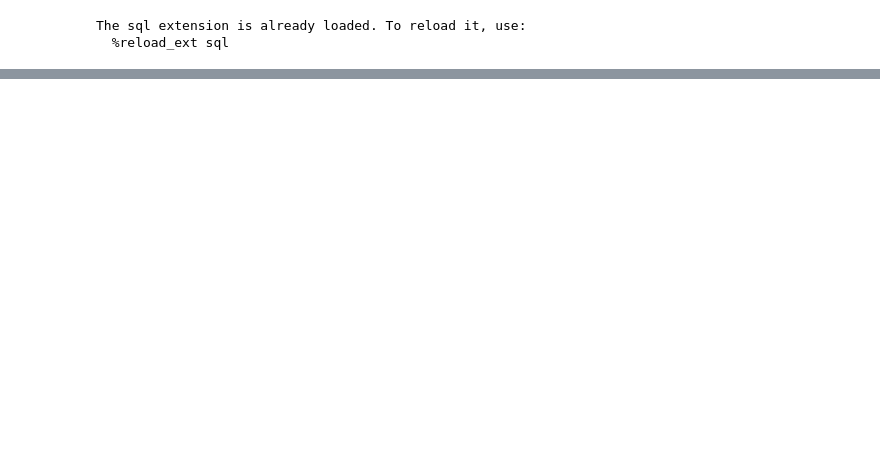
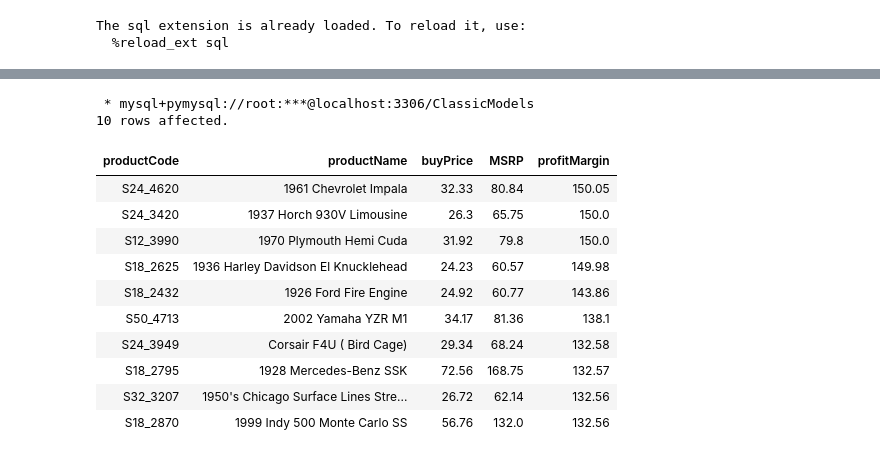
Before and after one commit to Ujstor/Data-Science-Introduction, a Jupyter notebook: 04_SQL/aggAndJoins.ipynb, the cells around one changed output, grey strips where cells are left out. Cells and saved outputs as stored; diff of their text form; code cells hidden in the pictures; blank space fills up the shorter version.

```diff
--- a/04_SQL/aggAndJoins.ipynb
+++ b/04_SQL/aggAndJoins.ipynb
@@ -37,0 +206,24 @@ conn_str = "mysql+pymysql://root:{}@localhost:3306/ClassicModels".format(passwor
+# %%
+%%sql
+SELECT productCode,
+	productName,
+    buyPrice,
+    MSRP,
+    ROUND(((MSRP - buyPrice)*100/buyPrice), 2) AS profitMargin
+    FROM products
+    ORDER BY profitMargin DESC
+    LIMIT 10;
+# %% [output]
+ * mysql+pymysql://root:***@localhost:3306/ClassicModels
+10 rows affected.
+| productCode | productName | buyPrice | MSRP | profitMargin |
+| S24_4620 | 1961 Chevrolet Impala | 32.33 | 80.84 | 150.05 |
+| S24_3420 | 1937 Horch 930V Limousine | 26.3 | 65.75 | 150.0 |
+| S12_3990 | 1970 Plymouth Hemi Cuda | 31.92 | 79.8 | 150.0 |
+| S18_2625 | 1936 Harley Davidson El Knucklehead | 24.23 | 60.57 | 149.98 |
+| S18_2432 | 1926 Ford Fire Engine | 24.92 | 60.77 | 143.86 |
+| S50_4713 | 2002 Yamaha YZR M1 | 34.17 | 81.36 | 138.1 |
+| S24_3949 | Corsair F4U ( Bird Cage) | 29.34 | 68.24 | 132.58 |
+| S18_2795 | 1928 Mercedes-Benz SSK | 72.56 | 168.75 | 132.57 |
+| S32_3207 | 1950's Chicago Surface Lines Stre... | 26.72 | 62.14 | 132.56 |
+| S18_2870 | 1999 Indy 500 Monte Carlo SS | 56.76 | 132.0 | 132.56 |
```
Also changed, not shown: parts of 39 cells of this notebook, 1 other file.
